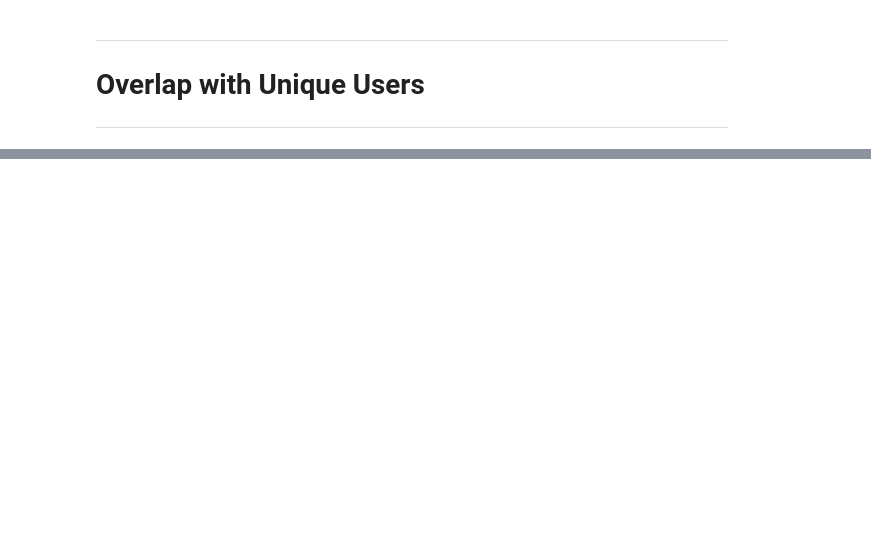
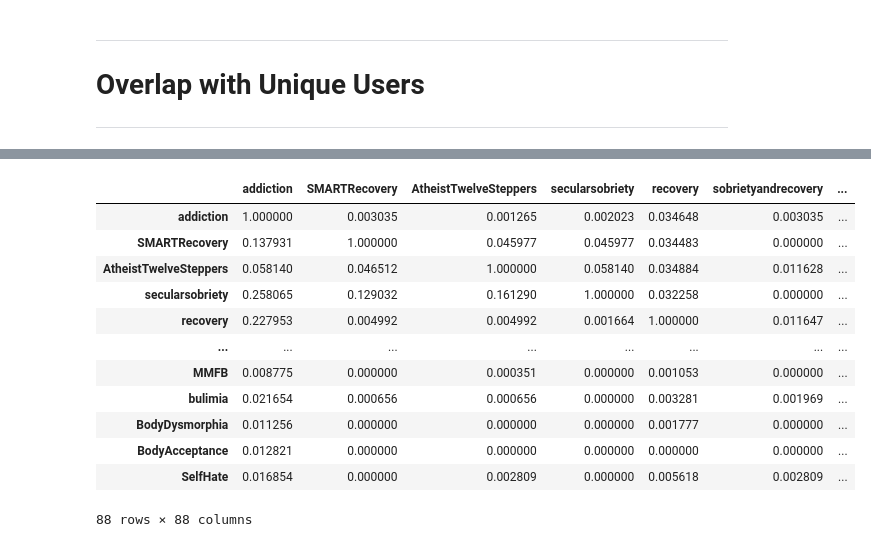
Before and after one commit to solidth/Visual-Analytics-Reddit-Mental-Health-Communties, a Jupyter notebook: ipynb/user-overlap.ipynb, the cells around one changed output, grey strips where cells are left out. Saved outputs shown, nothing was run; the diff lists cells and outputs as text; code cells hidden in the pictures; blank space fills up the shorter version.

```diff
--- a/ipynb/user-overlap.ipynb
+++ b/ipynb/user-overlap.ipynb
@@ -217,0 +222,16 @@ result_matrix.to_json(save_path)
+# %%
+result_matrix
+# %% [output]
+|  | addiction | SMARTRecovery | AtheistTwelveSteppers | secularsobriety | recovery | sobrietyandrecovery | ... |
+| addiction | 1.000000 | 0.003035 | 0.001265 | 0.002023 | 0.034648 | 0.003035 | ... |
+| SMARTRecovery | 0.137931 | 1.000000 | 0.045977 | 0.045977 | 0.034483 | 0.000000 | ... |
+| AtheistTwelveSteppers | 0.058140 | 0.046512 | 1.000000 | 0.058140 | 0.034884 | 0.011628 | ... |
+| secularsobriety | 0.258065 | 0.129032 | 0.161290 | 1.000000 | 0.032258 | 0.000000 | ... |
+| recovery | 0.227953 | 0.004992 | 0.004992 | 0.001664 | 1.000000 | 0.011647 | ... |
+| ... | ... | ... | ... | ... | ... | ... | ... |
+| MMFB | 0.008775 | 0.000000 | 0.000351 | 0.000000 | 0.001053 | 0.000000 | ... |
+| bulimia | 0.021654 | 0.000656 | 0.000656 | 0.000000 | 0.003281 | 0.001969 | ... |
+| BodyDysmorphia | 0.011256 | 0.000000 | 0.000000 | 0.000000 | 0.001777 | 0.000000 | ... |
+| BodyAcceptance | 0.012821 | 0.000000 | 0.000000 | 0.000000 | 0.000000 | 0.000000 | ... |
+| SelfHate | 0.016854 | 0.000000 | 0.002809 | 0.000000 | 0.005618 | 0.002809 | ... |
+88 rows × 88 columns
```
Also changed, not shown: parts of 6 cells of this notebook.
